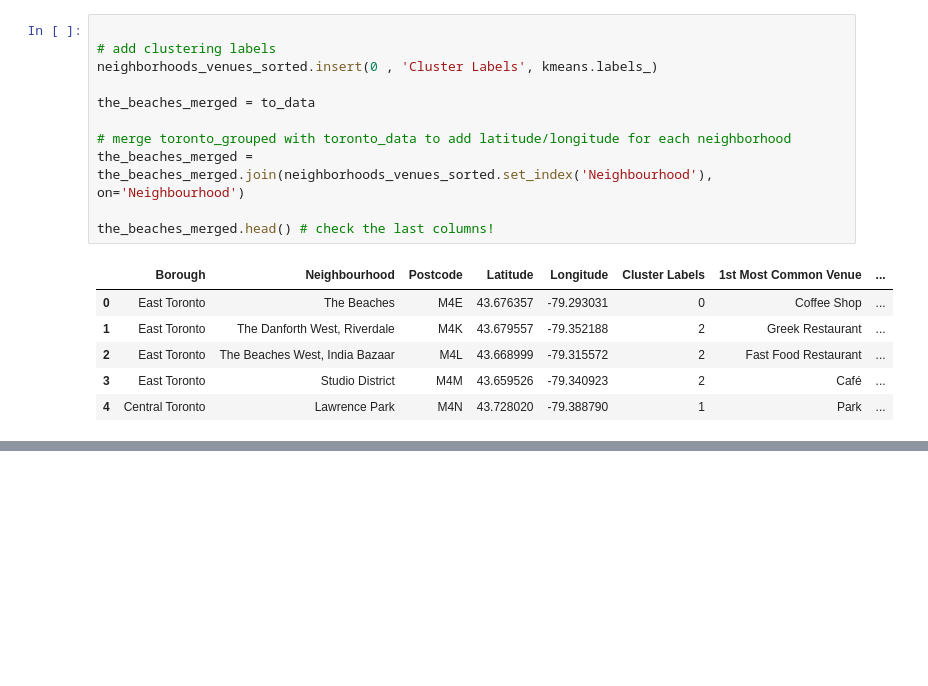
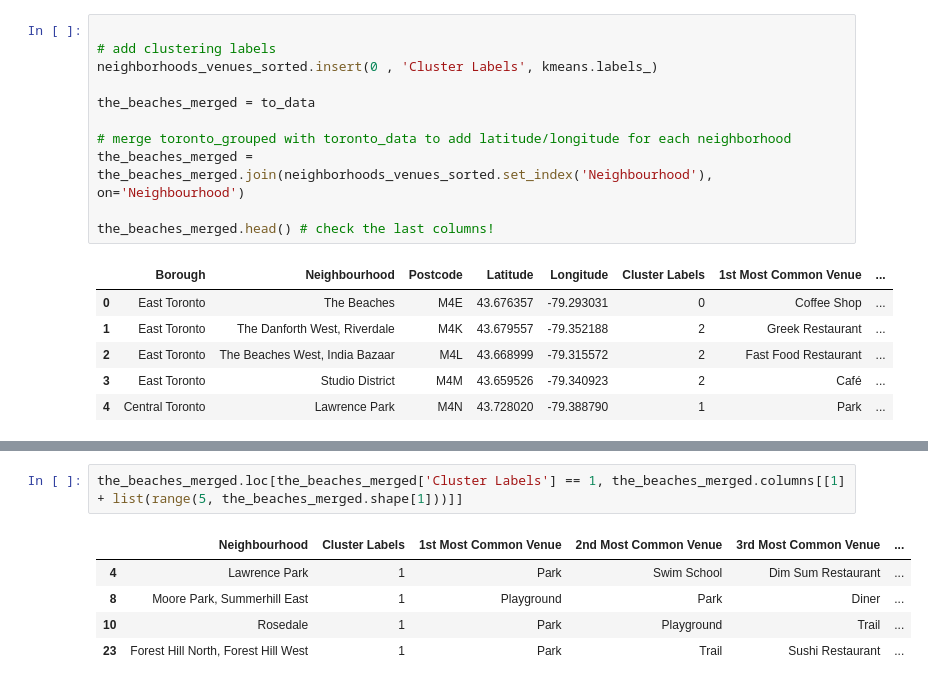
Before and after one commit to ezzmuhamed/Coursera_Capstone, a Jupyter notebook: lat_lng_coords_2.ipynb, the cells around one changed output, grey strips where cells are left out. Saved outputs shown, nothing was run; the diff lists cells and outputs as text; blank space fills up the shorter version.

```diff
--- a/lat_lng_coords_2.ipynb
+++ b/lat_lng_coords_2.ipynb
@@ -748,0 +756,8 @@ NameError: name 'manhattan_merged' is not defined
+# %%
+the_beaches_merged.loc[the_beaches_merged['Cluster Labels'] == 1, the_beaches_merged.columns[[1] + list(range(5, the_beaches_merged.shape[1]))]]
+# %% [output]
+|  | Neighbourhood | Cluster Labels | 1st Most Common Venue | 2nd Most Common Venue | 3rd Most Common Venue | ... |
+| 4 | Lawrence Park | 1 | Park | Swim School | Dim Sum Restaurant | ... |
+| 8 | Moore Park, Summerhill East | 1 | Playground | Park | Diner | ... |
+| 10 | Rosedale | 1 | Park | Playground | Trail | ... |
+| 23 | Forest Hill North, Forest Hill West | 1 | Park | Trail | Sushi Restaurant | ... |
```
Also changed, not shown: parts of 6 cells of this notebook.
